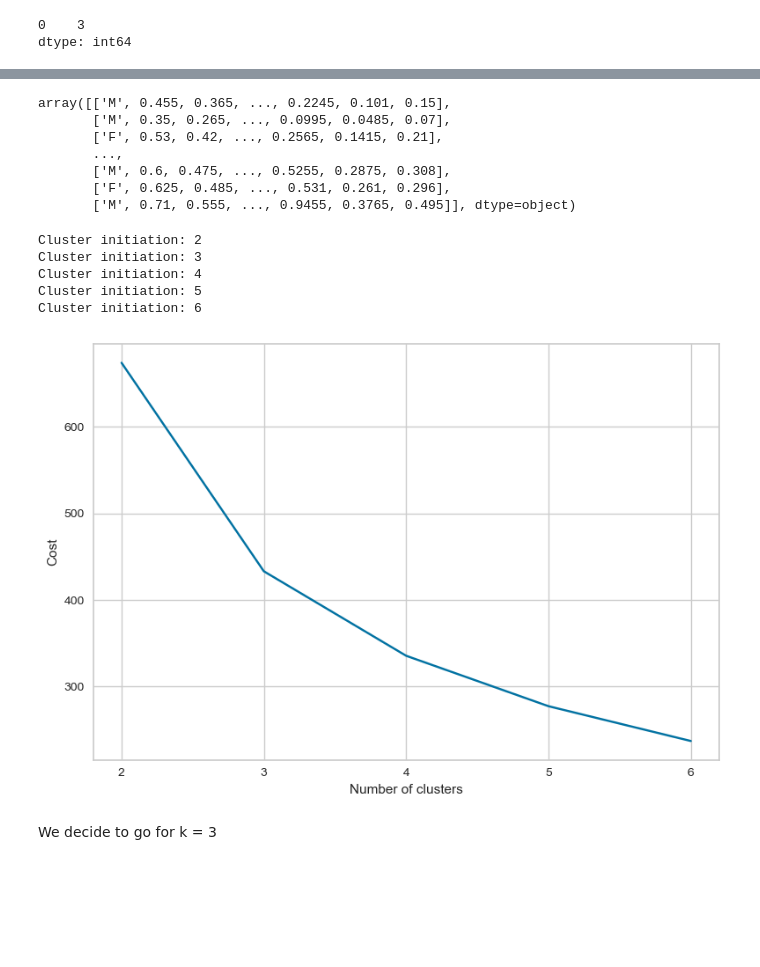
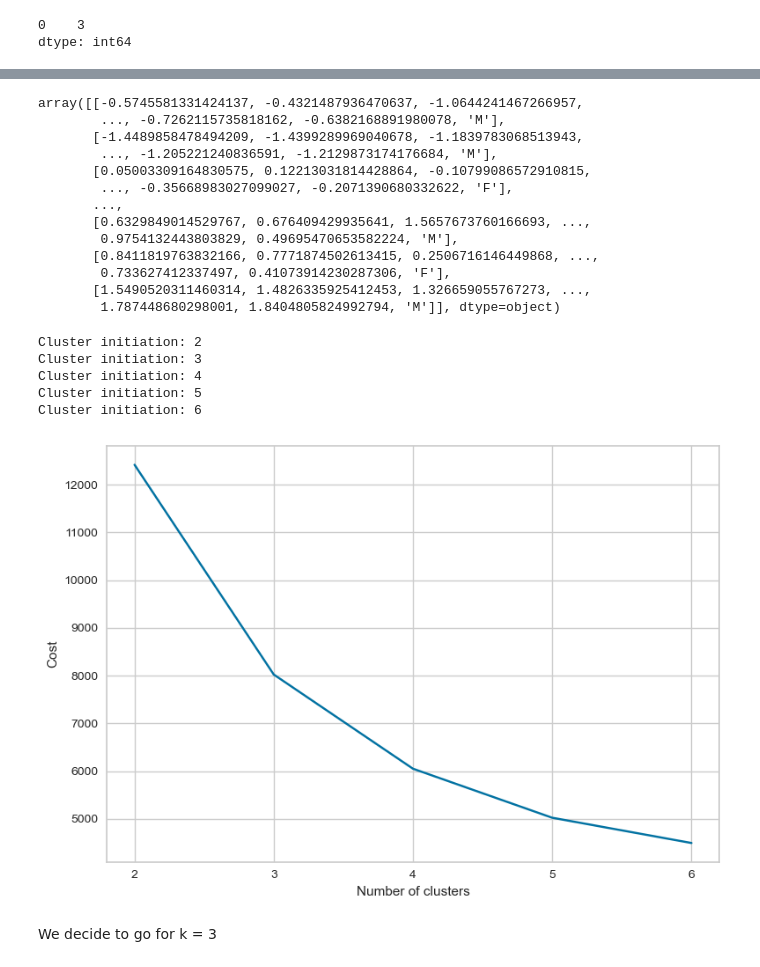
Before and after one commit to TommasoCapacci/DQ_Project_Clustering_2022, a Jupyter notebook: code/first_idea.ipynb, the cells around one changed output, grey strips where cells are left out. Saved outputs shown, nothing was run; the diff lists cells and outputs as text; code cells hidden in the pictures; blank space fills up the shorter version.

```diff
--- a/code/first_idea.ipynb
+++ b/code/first_idea.ipynb
@@ -332,7 +368,12 @@ dtype: int64
 # %%
+# Recompose the dataset
+X = pd.concat([df["0"], X_num], axis=1)
+
 # Get the position of categorical columns
-catColumnsPos = [df.columns.get_loc(col) for col in list(df.select_dtypes('object').columns)]
-print('Categorical columns           : {}'.format(list(df.select_dtypes('object').columns)))
+catColumnsPos = [X.columns.get_loc(col) for col in list(X.select_dtypes('object').columns)]
+print('Categorical columns           : {}'.format(list(X.select_dtypes('object').columns)))
 print('Categorical columns position  : {}'.format(catColumnsPos))
+
+X
 # %% [output]
 Categorical columns           : ['0']
@@ -359,4 +393,0 @@ X_num.describe()
-# %%
-# Recompose the dataset
-X = pd.concat([X_num, df["0"]], axis=1)
-display(X)
@@ -377,43 +394,49 @@ display(X)
 # %%
 # Convert dataframe to matrix
-dfMatrix = df.to_numpy()
+dfMatrix = X.to_numpy()
 dfMatrix
 # %% [output]
-array([['M', 0.455, 0.365, ..., 0.2245, 0.101, 0.15],
-       ['M', 0.35, 0.265, ..., 0.0995, 0.0485, 0.07],
-       ['F', 0.53, 0.42, ..., 0.2565, 0.1415, 0.21],
+array([[-0.5745581331424137, -0.4321487936470637, -1.0644241467266957,
+        ..., -0.7262115735818162, -0.6382168891980078, 'M'],
+       [-1.4489858478494209, -1.4399289969040678, -1.1839783068513943,
+        ..., -1.205221240836591, -1.2129873174176684, 'M'],
+       [0.05003309164830575, 0.12213031814428864, -0.10799086572910815,
+        ..., -0.35668983027099027, -0.2071390680332622, 'F'],
        ...,
-       ['M', 0.6, 0.475, ..., 0.5255, 0.2875, 0.308],
-       ['F', 0.625, 0.485, ..., 0.531, 0.261, 0.296],
-       ['M', 0.71, 0.555, ..., 0.9455, 0.3765, 0.495]], dtype=object)
+       [0.6329849014529767, 0.676409429935641, 1.5657673760166693, ...,
+        0.9754132443803829, 0.49695470653582224, 'M'],
+       [0.8411819763832166, 0.7771874502613415, 0.2506716146449868, ...,
+        0.733627412337497, 0.41073914230287306, 'F'],
+       [1.5490520311460314, 1.4826335925412453, 1.326659055767273, ...,
+        1.787448680298001, 1.8404805824992794, 'M']], dtype=object)
 # %%
 from kmodes.kprototypes import KPrototypes
 
 # Choose optimal K using Elbow method
 cost = []
 for cluster in range(2, 7):
     try:
         kprototype = KPrototypes(n_jobs = -1, n_clusters = cluster, init = 'Huang', random_state = 0)
         kprototype.fit_predict(dfMatrix, categorical = catColumnsPos)
         cost.append(kprototype.cost_)
         print('Cluster initiation: {}'.format(cluster))
-    except:
-        break
+    except Exception as e:
+        print(e)
 
 fig, ax = plt.subplots()
-ax.plot(range(2, 7), cost, 'bx-')
+ax.plot(range(2, 7), cost)
 ax.set_xlabel('Number of clusters')
 ax.set_ylabel('Cost')
 plt.xticks(range(2, 7))
 plt.tight_layout()
 plt.show()
 # %% [output]
 Cluster initiation: 2
 Cluster initiation: 3
 Cluster initiation: 4
 Cluster initiation: 5
 Cluster initiation: 6
-[figure, old version]
+[figure, new version]
 # %% [markdown]
 We decide to go for k = 3
 # %%
```
Also changed, not shown: parts of 29 cells of this notebook.
